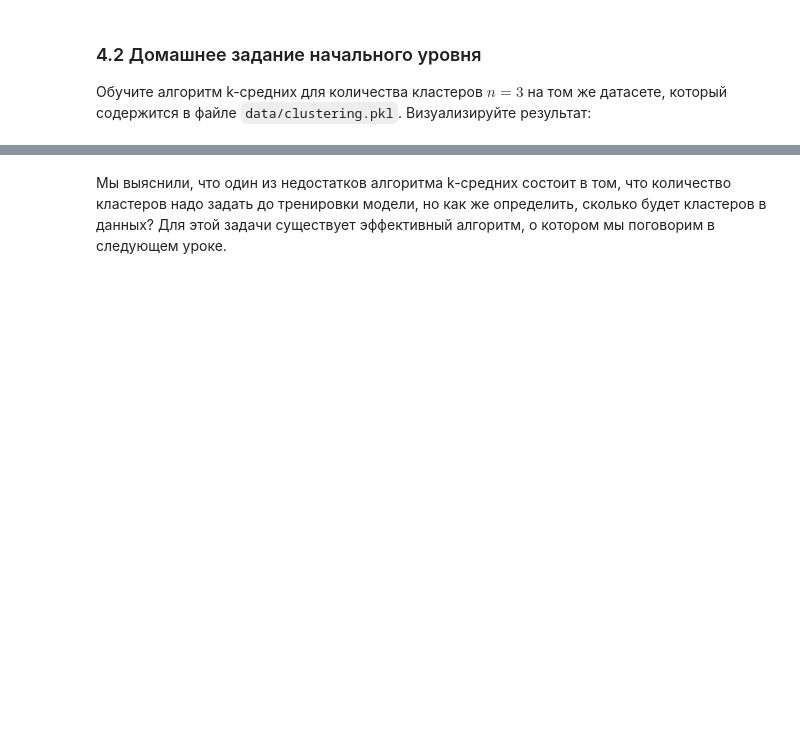
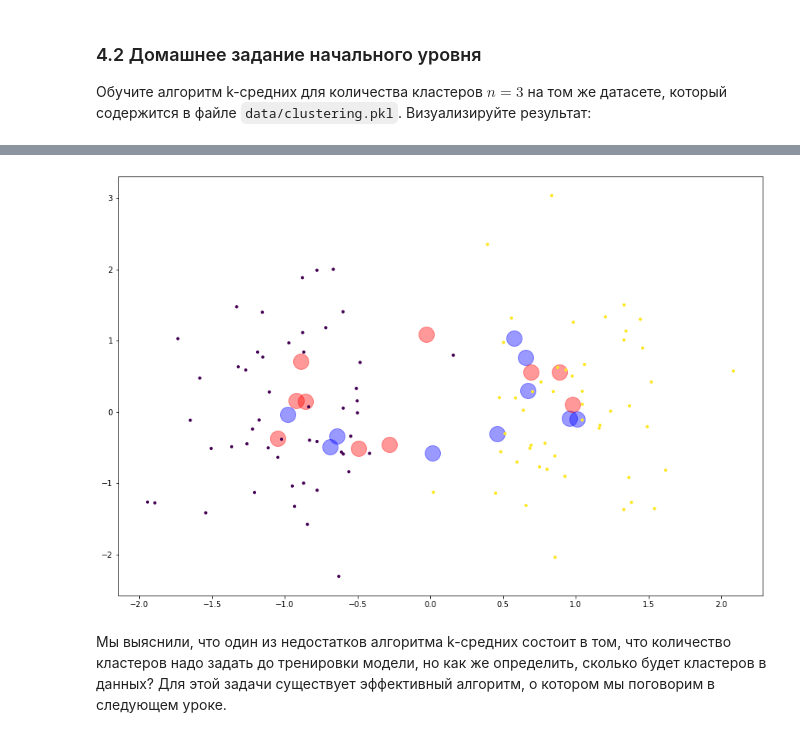
Before and after one commit to vegorovmsk/ml_beginner_level, a Jupyter notebook: 07_clasterization/jun_ml_7_hw_2.ipynb, the cells around one changed output, grey strips where cells are left out. Drawn from its saved outputs; the diff is of its cells as text; code cells hidden in the pictures; blank space fills up the shorter version.

```diff
--- a/07_clasterization/jun_ml_7_hw_2.ipynb
+++ b/07_clasterization/jun_ml_7_hw_2.ipynb
@@ -62,2 +91,19 @@ kmeans_model = KMeans(n_clusters=2, n_init=1, random_state=None, algorithm='full
+# %%
+centers = []
+for i in range(10):
+    kmeans_model = KMeans(n_clusters=2, n_init=1, random_state=None, algorithm='full', max_iter=2).fit(X)
+    centers.append(kmeans_model.cluster_centers_)
+centers = np.array(centers)
+
+fig = plt.figure(figsize=(15, 10))
+for i in range(10):
+    plt.scatter(centers[i][0][0], centers[i][0][1], 400, c='r', alpha=0.4)
+    plt.scatter(centers[i][1][0], centers[i][1][1], 400, c='b', alpha=0.4)
+
+plt.scatter(X[:, 0], X[:, 1], 10, marker='o', c=kmeans_model.labels_)
+
+plt.show()
+# %% [output]
+[figure, added]
 # %% [markdown]
 Мы выяснили, что один из недостатков алгоритма k-средних состоит в том, что количество кластеров надо задать до тренировки модели, но как же определить, сколько будет кластеров в данных? Для этой задачи существует эффективный алгоритм, о котором мы поговорим в следующем уроке.
```
Also changed, not shown: parts of 5 cells of this notebook.
